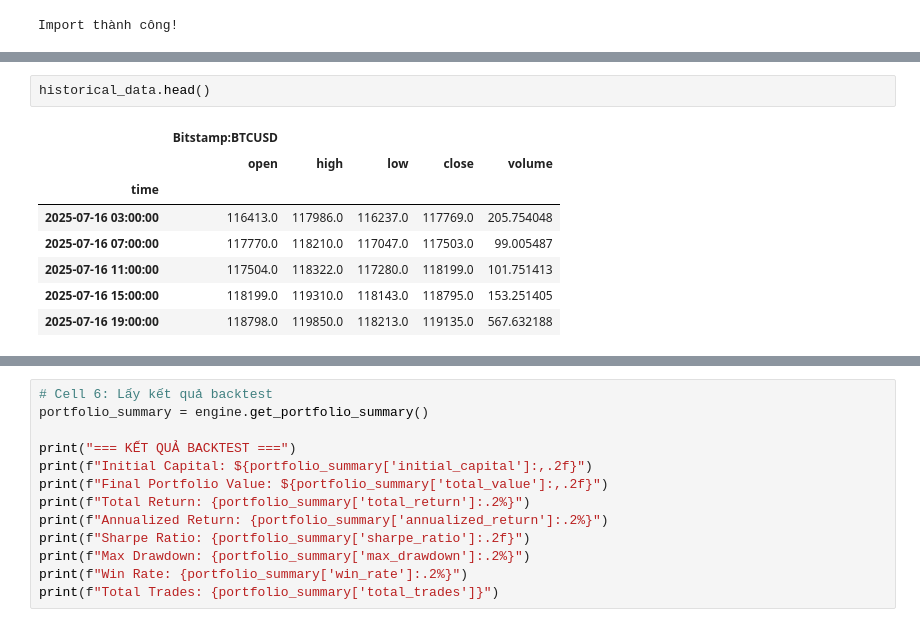
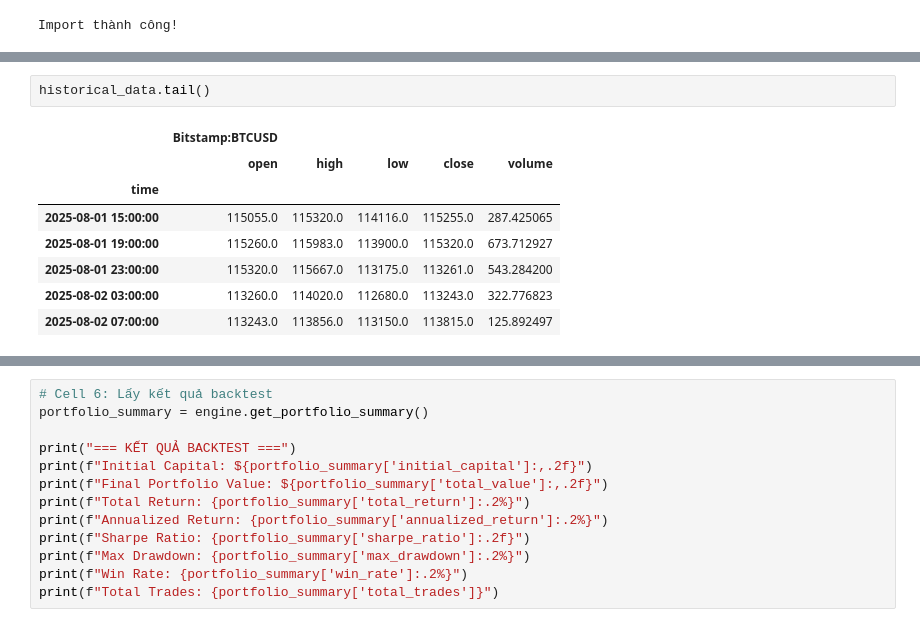
Before and after one commit to Huynh-Tr/autotrading_system, a Jupyter notebook: src/notebooks/demo.ipynb, the cells around one changed output, grey strips where cells are left out. Saved outputs shown, nothing was run; the diff lists cells and outputs as text.

```diff
--- a/src/notebooks/demo.ipynb
+++ b/src/notebooks/demo.ipynb
@@ -81,14 +81,14 @@ Date range: 2025-07-16 03:00:00         đến 2025-08-01 15:00:00             i
 # %%
-historical_data.head()
+historical_data.tail()
 # %% [output]
 |  | Bitstamp:BTCUSD |  |  |  |  |
 |  | open | high | low | close | volume |
 | time |  |  |  |  |  |
-| 2025-07-16 03:00:00 | 116413.0 | 117986.0 | 116237.0 | 117769.0 | 205.754048 |
-| 2025-07-16 07:00:00 | 117770.0 | 118210.0 | 117047.0 | 117503.0 | 99.005487 |
-| 2025-07-16 11:00:00 | 117504.0 | 118322.0 | 117280.0 | 118199.0 | 101.751413 |
-| 2025-07-16 15:00:00 | 118199.0 | 119310.0 | 118143.0 | 118795.0 | 153.251405 |
-| 2025-07-16 19:00:00 | 118798.0 | 119850.0 | 118213.0 | 119135.0 | 567.632188 |
+| 2025-08-01 15:00:00 | 115055.0 | 115320.0 | 114116.0 | 115255.0 | 287.425065 |
+| 2025-08-01 19:00:00 | 115260.0 | 115983.0 | 113900.0 | 115320.0 | 673.712927 |
+| 2025-08-01 23:00:00 | 115320.0 | 115667.0 | 113175.0 | 113261.0 | 543.284200 |
+| 2025-08-02 03:00:00 | 113260.0 | 114020.0 | 112680.0 | 113243.0 | 322.776823 |
+| 2025-08-02 07:00:00 | 113243.0 | 113856.0 | 113150.0 | 113815.0 | 125.892497 |
 # %%
 # Cell 4: Thêm strategies
 # SMA Crossover Strategy
```
Also changed, not shown: parts of 8 cells of this notebook, 16 other files.
